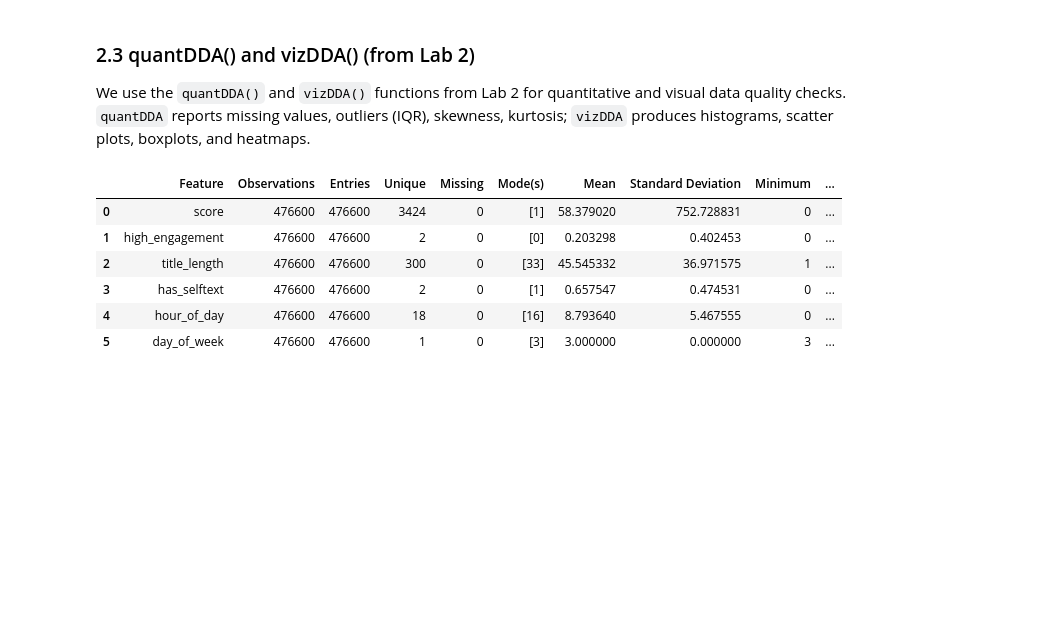
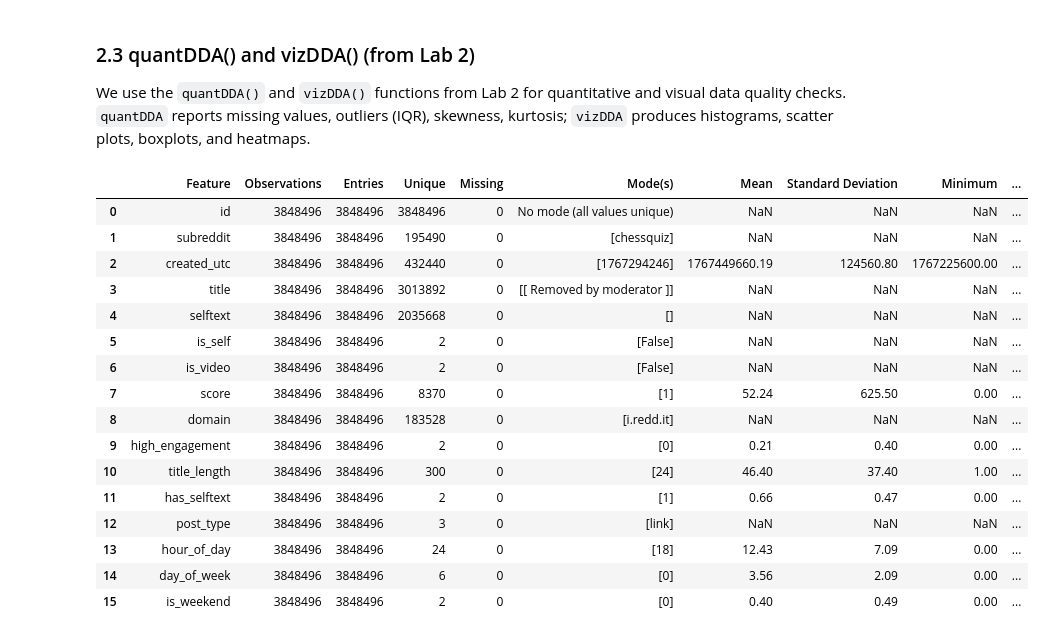
Before and after one commit to thameem-a/COMP-333-Project, a Jupyter notebook: Project/Phase 1/Phase_1.ipynb, the cells around one changed output. Saved outputs shown, nothing was run; the diff lists cells and outputs as text; code cells hidden in the pictures; blank space fills up the shorter version.

```diff
--- a/Project/Phase 1/Phase_1.ipynb
+++ b/Project/Phase 1/Phase_1.ipynb
@@ -28,6 +44,8 @@ import numpy as np
 import matplotlib.pyplot as plt
 import seaborn as sns
 
+pd.set_option('display.float_format', '{:.2f}'.format)
+
 # Dataset path
 INPUT_FILE = "../Dataset/reddit_subset.jsonl"
 # %% [markdown]
@@ -213,7 +385,7 @@ def quantDDA(df):
         }
 
         # Compute numeric statistics only for numeric columns
-        if pd.api.types.is_numeric_dtype(series):   # Check if column contains numbers
+        if pd.api.types.is_numeric_dtype(series) and not pd.api.types.is_bool_dtype(series):   # Check if column contains numbers
             clean = series.dropna()                 # Remove missing values
 
             if len(clean) > 0:                      # Only compute if column is not empty
@@ -252,18 +424,25 @@ def quantDDA(df):
     return pd.DataFrame(summary_list)
 # %%
 # Audit RQ1/RQ2 numeric features
-cols_for_audit = ["score", "high_engagement", "title_length", "has_selftext", "hour_of_day", "day_of_week"]
-cols_for_audit = [c for c in cols_for_audit if c in df_model.columns]
-quant_summary = quantDDA(df_model[cols_for_audit])
-quant_summary
+quantDDA(df_clean)
 # %% [output]
 |  | Feature | Observations | Entries | Unique | Missing | Mode(s) | Mean | Standard Deviation | Minimum | ... |
-| 0 | score | 476600 | 476600 | 3424 | 0 | [1] | 58.379020 | 752.728831 | 0 | ... |
-| 1 | high_engagement | 476600 | 476600 | 2 | 0 | [0] | 0.203298 | 0.402453 | 0 | ... |
-| 2 | title_length | 476600 | 476600 | 300 | 0 | [33] | 45.545332 | 36.971575 | 1 | ... |
-| 3 | has_selftext | 476600 | 476600 | 2 | 0 | [1] | 0.657547 | 0.474531 | 0 | ... |
-| 4 | hour_of_day | 476600 | 476600 | 18 | 0 | [16] | 8.793640 | 5.467555 | 0 | ... |
-| 5 | day_of_week | 476600 | 476600 | 1 | 0 | [3] | 3.000000 | 0.000000 | 3 | ... |
+| 0 | id | 3848496 | 3848496 | 3848496 | 0 | No mode (all values unique) | NaN | NaN | NaN | ... |
+| 1 | subreddit | 3848496 | 3848496 | 195490 | 0 | [chessquiz] | NaN | NaN | NaN | ... |
+| 2 | created_utc | 3848496 | 3848496 | 432440 | 0 | [1767294246] | 1767449660.19 | 124560.80 | 1767225600.00 | ... |
+| 3 | title | 3848496 | 3848496 | 3013892 | 0 | [[ Removed by moderator ]] | NaN | NaN | NaN | ... |
+| 4 | selftext | 3848496 | 3848496 | 2035668 | 0 | [] | NaN | NaN | NaN | ... |
+| 5 | is_self | 3848496 | 3848496 | 2 | 0 | [False] | NaN | NaN | NaN | ... |
+| 6 | is_video | 3848496 | 3848496 | 2 | 0 | [False] | NaN | NaN | NaN | ... |
+| 7 | score | 3848496 | 3848496 | 8370 | 0 | [1] | 52.24 | 625.50 | 0.00 | ... |
+| 8 | domain | 3848496 | 3848496 | 183528 | 0 | [i.redd.it] | NaN | NaN | NaN | ... |
+| 9 | high_engagement | 3848496 | 3848496 | 2 | 0 | [0] | 0.21 | 0.40 | 0.00 | ... |
+| 10 | title_length | 3848496 | 3848496 | 300 | 0 | [24] | 46.40 | 37.40 | 1.00 | ... |
+| 11 | has_selftext | 3848496 | 3848496 | 2 | 0 | [1] | 0.66 | 0.47 | 0.00 | ... |
+| 12 | post_type | 3848496 | 3848496 | 3 | 0 | [link] | NaN | NaN | NaN | ... |
+| 13 | hour_of_day | 3848496 | 3848496 | 24 | 0 | [18] | 12.43 | 7.09 | 0.00 | ... |
+| 14 | day_of_week | 3848496 | 3848496 | 6 | 0 | [0] | 3.56 | 2.09 | 0.00 | ... |
+| 15 | is_weekend | 3848496 | 3848496 | 2 | 0 | [0] | 0.40 | 0.49 | 0.00 | ... |
 # %%
 def vizDDA(name, df):
     print(f"\n{'=' * 80}\n{name}\n{'=' * 80}")
```
Also changed, not shown: parts of 9 cells of this notebook.
